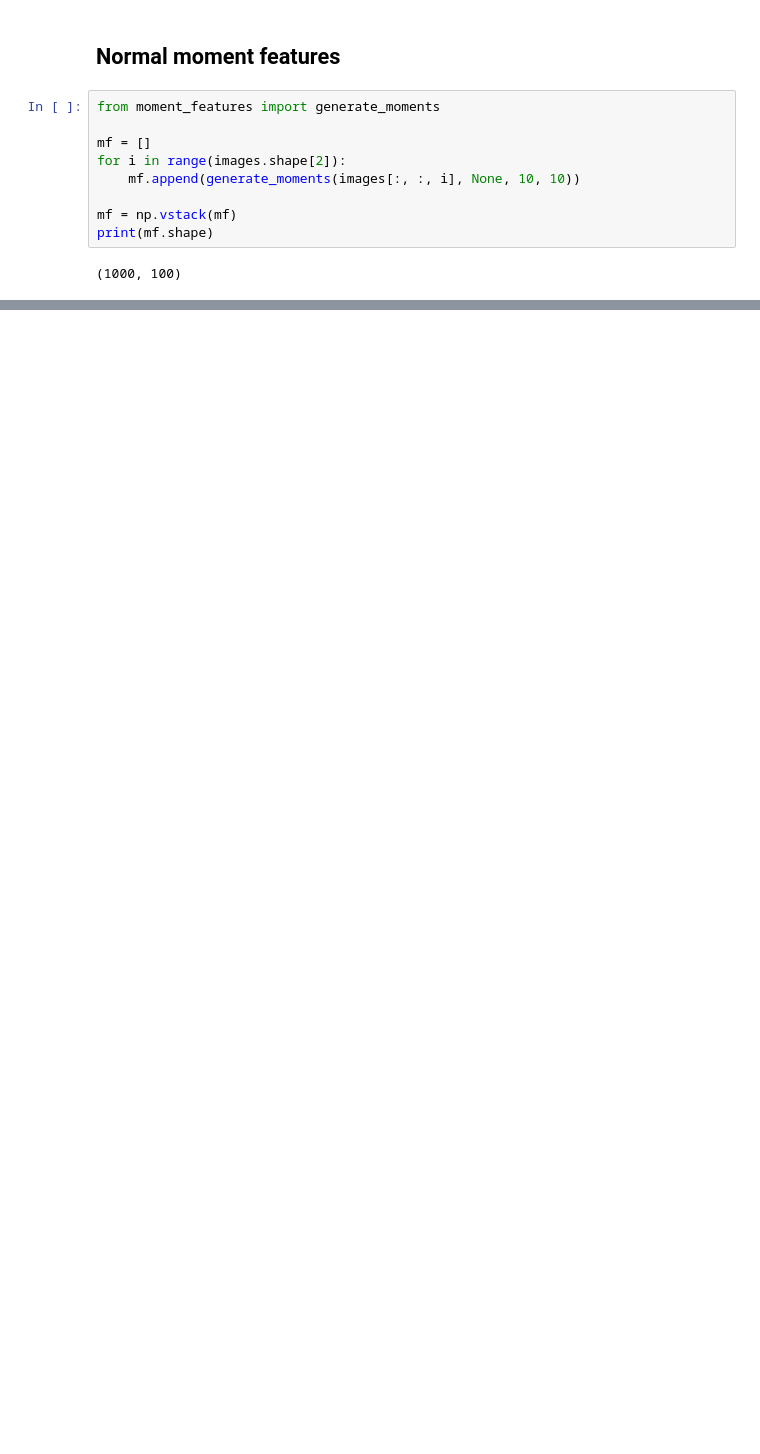
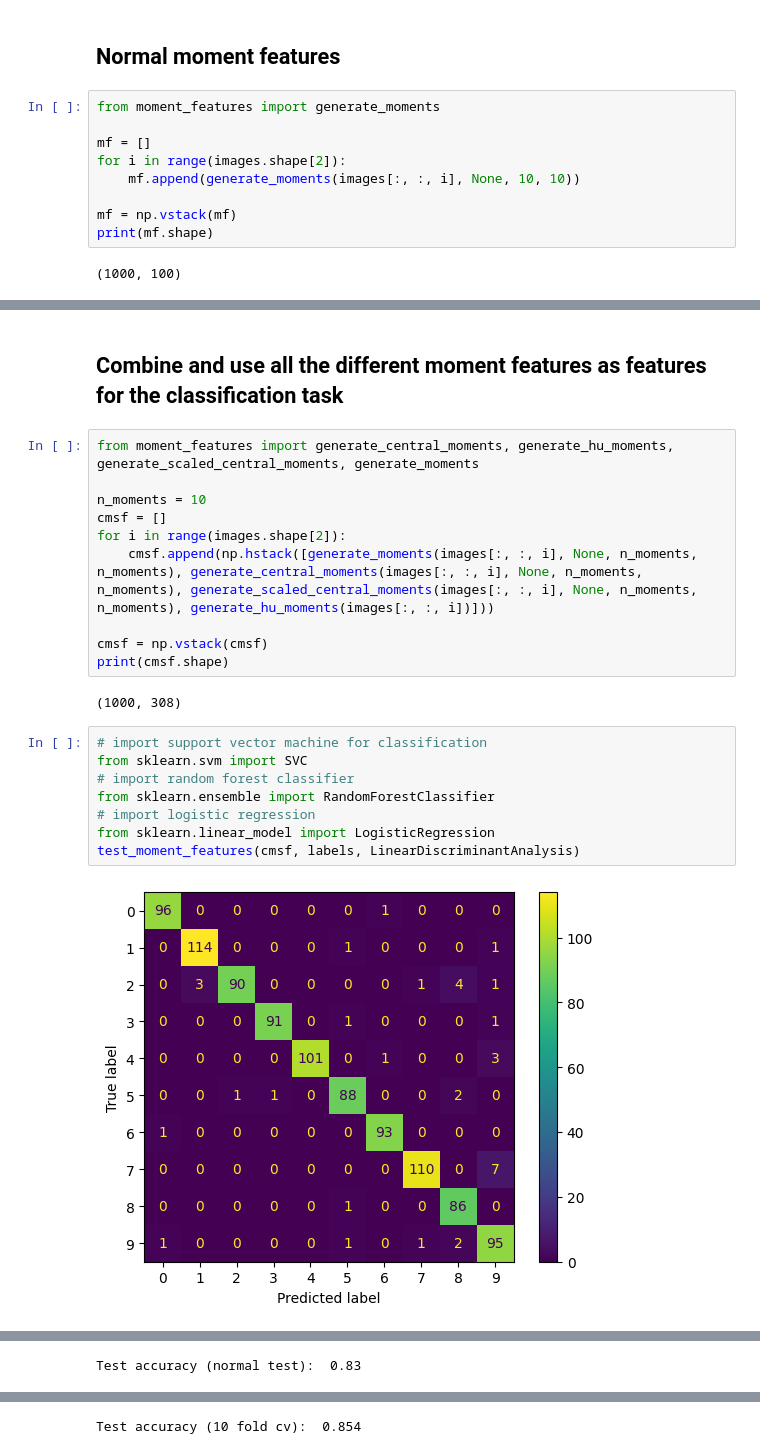
Before and after one commit to spjoliver/TMS016_DOG, a Jupyter notebook: Part 1/Lab5.ipynb, the cells around one changed output, grey strips where cells are left out. Saved outputs shown, nothing was run; the diff lists cells and outputs as text; blank space fills up the shorter version.

```diff
--- a/Part 1/Lab5.ipynb
+++ b/Part 1/Lab5.ipynb
@@ -143,0 +171,24 @@ Test accuracy:  0.804
+# %% [markdown]
+## Combine and use all the different moment features as features for the classification task
+# %%
+from moment_features import generate_central_moments, generate_hu_moments, generate_scaled_central_moments, generate_moments
+
+n_moments = 10
+cmsf = []
+for i in range(images.shape[2]):
+    cmsf.append(np.hstack([generate_moments(images[:, :, i], None, n_moments, n_moments), generate_central_moments(images[:, :, i], None, n_moments, n_moments), generate_scaled_central_moments(images[:, :, i], None, n_moments, n_moments), generate_hu_moments(images[:, :, i])]))
+
+cmsf = np.vstack(cmsf)
+print(cmsf.shape)
+# %% [output]
+(1000, 308)
+# %%
+# import support vector machine for classification
+from sklearn.svm import SVC
+# import random forest classifier
+from sklearn.ensemble import RandomForestClassifier
+# import logistic regression
+from sklearn.linear_model import LogisticRegression
+test_moment_features(cmsf, labels, LinearDiscriminantAnalysis)
+# %% [output]
+[figure, added]
@@ -143,0 +196 @@ Test accuracy:  0.804
+Test accuracy (normal test):  0.83
@@ -143,0 +198 @@ Test accuracy:  0.804
+Test accuracy (10 fold cv):  0.854
```
Also changed, not shown: parts of 18 cells of this notebook, 1 other file.
